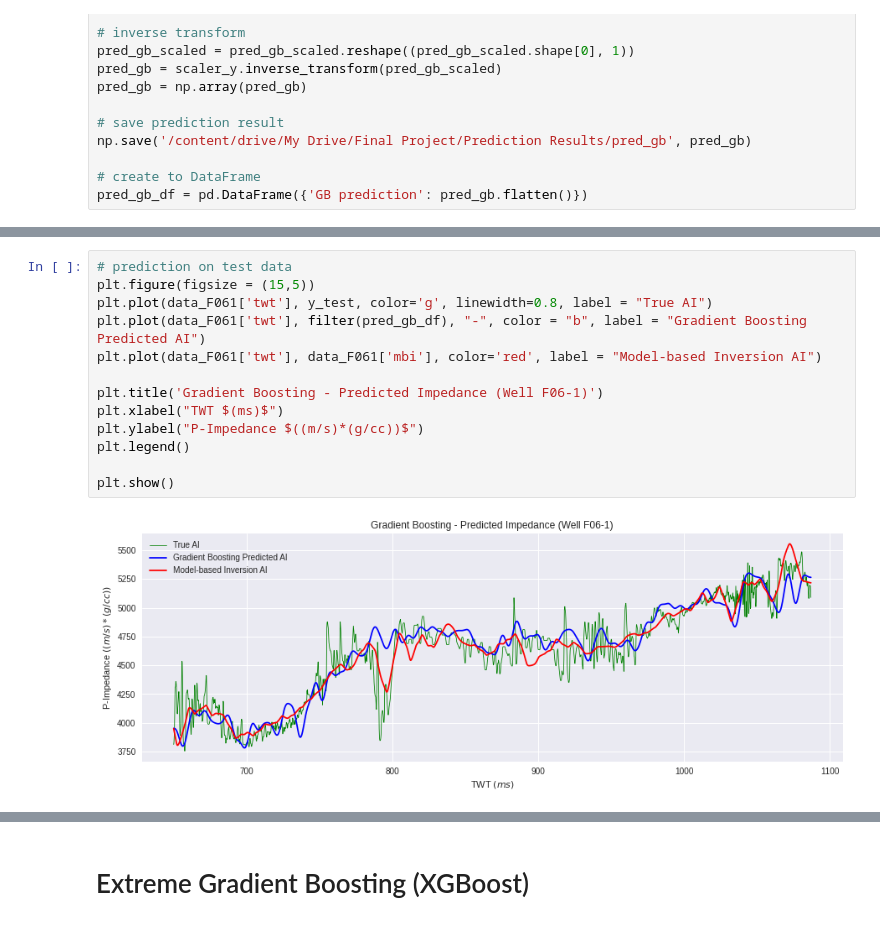
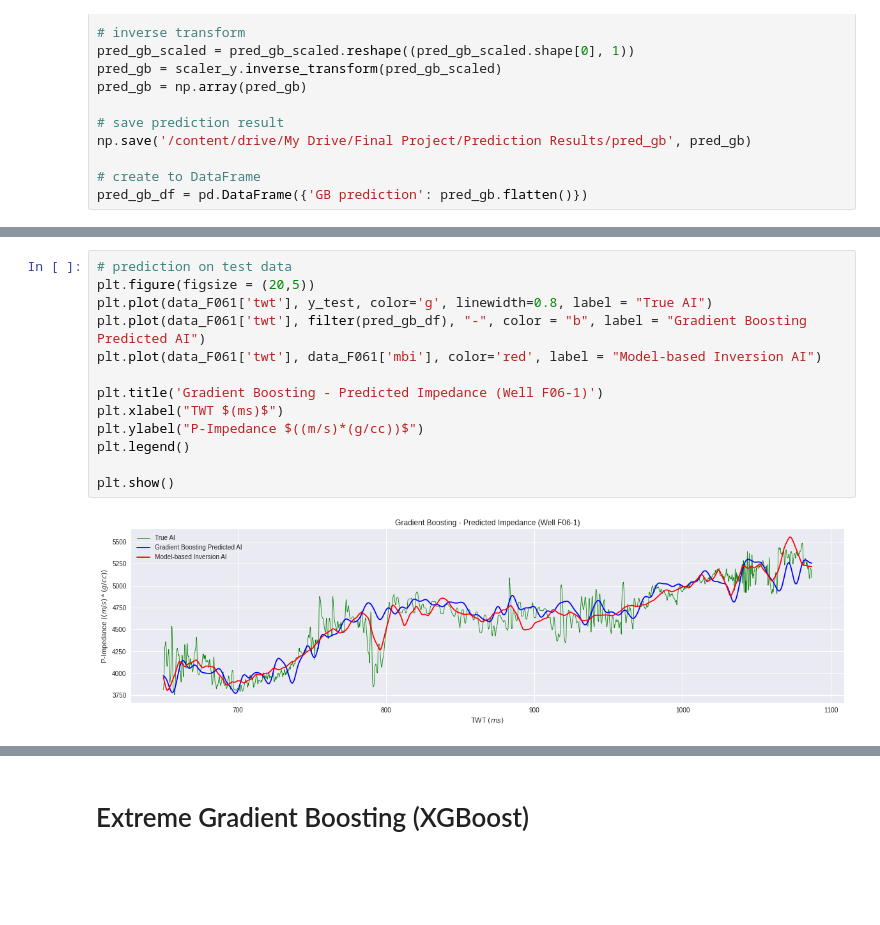
Before and after one commit to dimasprd/College-Final-Project, a Jupyter notebook: 001_AI_Prediction.ipynb, the cells around one changed output, grey strips where cells are left out. Drawn from its saved outputs; the diff is of its cells as text; blank space fills up the shorter version.

```diff
--- a/001_AI_Prediction.ipynb
+++ b/001_AI_Prediction.ipynb
@@ -221,18 +221,18 @@ plt.show()
 # %%
 # prediction on test data
-plt.figure(figsize = (15,5))
+plt.figure(figsize = (20,5))
 plt.plot(data_F061['twt'], y_test, color='g', linewidth=0.8, label = "True AI")
 plt.plot(data_F061['twt'], filter(pred_gb_df), "-", color = "b", label = "Gradient Boosting Predicted AI")
 plt.plot(data_F061['twt'], data_F061['mbi'], color='red', label = "Model-based Inversion AI")
 
 plt.title('Gradient Boosting - Predicted Impedance (Well F06-1)')
 plt.xlabel("TWT $(ms)$")
 plt.ylabel("P-Impedance $((m/s)*(g/cc))$")
 plt.legend()
 
 plt.show()
 # %% [output]
-[figure, old version]
+[figure, new version]
 # %%
 metrics_df = pd.DataFrame({
     "MAE" : [mean_absolute_error(y_test, data_F061['mbi']), mean_absolute_error(y_test, pred_gb)],
```
Also changed, not shown: parts of 2 cells of this notebook.
